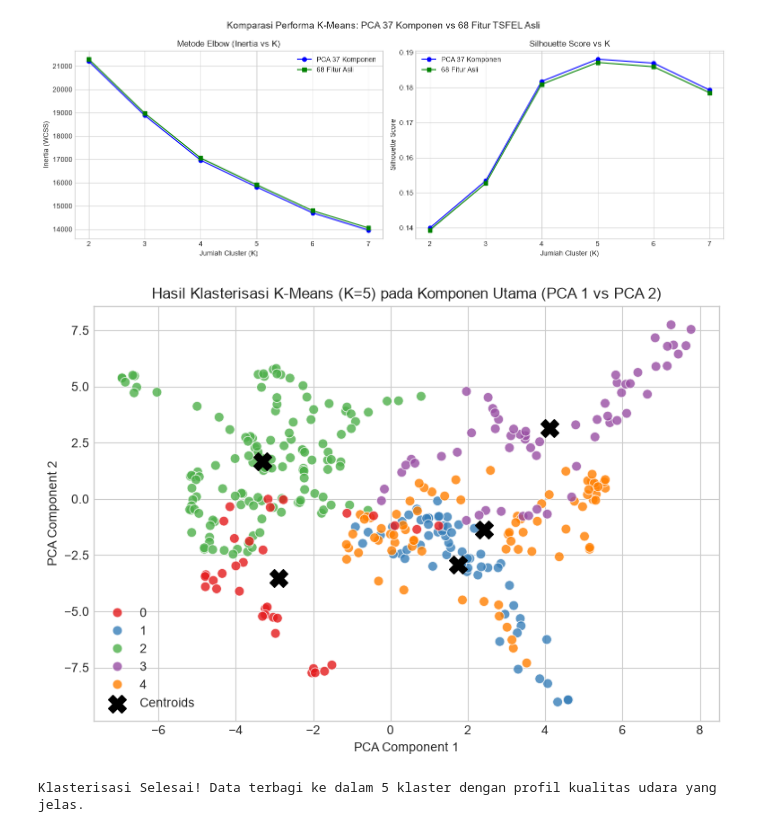
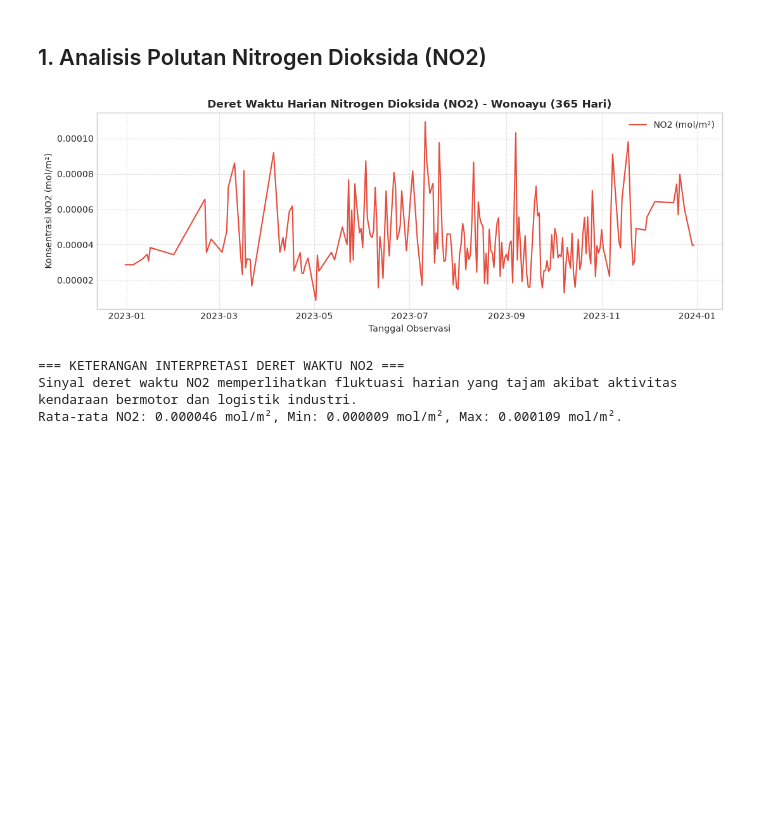
Before and after one commit to safamaster223/PSD, a Jupyter notebook: _sources/05_kmeans_clustering/05_kmeans_clustering.ipynb, the cells around one changed output. Saved outputs shown, nothing was run; the diff lists cells and outputs as text; code cells hidden in the pictures; blank space fills up the shorter version.

```diff
--- a/_sources/05_kmeans_clustering/05_kmeans_clustering.ipynb
+++ b/_sources/05_kmeans_clustering/05_kmeans_clustering.ipynb
@@ -21,8 +19,11 @@ from sklearn.decomposition import PCA
 from sklearn.cluster import KMeans
 from sklearn.metrics import silhouette_score, davies_bouldin_score, calinski_harabasz_score
 
-# Set style visualisasi
+# Styling Matplotlib & Seaborn
 plt.style.use('seaborn-v0_8-whitegrid' if 'seaborn-v0_8-whitegrid' in plt.style.available else 'default')
-sns.set_palette('muted')
-print("Library Machine Learning & Visualisasi Berhasil Diimpor!")
+plt.rcParams['font.sans-serif'] = 'DejaVu Sans'
+plt.rcParams['axes.edgecolor'] = '#cccccc'
+plt.rcParams['axes.linewidth'] = 1.0
+
+print("Environment Machine Learning, PCA, K-Means, & Visualisasi Matplotlib Berhasil Di-setup!")
 # %% [output]
@@ -177,46 +81,24 @@ print(df_raw_eval.to_string(index=False))
-# %%
-# Komparasi Visual: PCA 37 vs 68 Fitur Asli
-df_pca37_eval = df_pca_eval[df_pca_eval['pca_components'] == 37]
-
-fig, (ax1, ax2) = plt.subplots(1, 2, figsize=(14, 5))
-
-# Elbow Method (Inertia)
-ax1.plot(df_pca37_eval['k_clusters'], df_pca37_eval['inertia'], marker='o', label='PCA 37 Komponen', color='b')
-ax1.plot(df_raw_eval['k_clusters'], df_raw_eval['inertia'], marker='s', label='68 Fitur Asli', color='g')
-ax1.set_title('Metode Elbow (Inertia vs K)')
-ax1.set_xlabel('Jumlah Cluster (K)')
-ax1.set_ylabel('Inertia (WCSS)')
-ax1.legend()
-
-# Silhouette Score
-ax2.plot(df_pca37_eval['k_clusters'], df_pca37_eval['silhouette'], marker='o', label='PCA 37 Komponen', color='b')
-ax2.plot(df_raw_eval['k_clusters'], df_raw_eval['silhouette'], marker='s', label='68 Fitur Asli', color='g')
-ax2.set_title('Silhouette Score vs K')
-ax2.set_xlabel('Jumlah Cluster (K)')
-ax2.set_ylabel('Silhouette Score')
-ax2.legend()
-
-plt.suptitle('Komparasi Performa K-Means: PCA 37 Komponen vs 68 Fitur TSFEL Asli', fontsize=14)
-plt.tight_layout()
-plt.show()
-
-# Final Clustering Model dengan K Terbaik (misal K=5)
-optimal_k = 5
-km_final = KMeans(n_clusters=optimal_k, random_state=42, n_init=10).fit(X_pca_37)
-df_filled['cluster'] = km_final.labels_
-
-# Visualisasi Scatter Plot 2D (PCA 1 vs PCA 2)
-plt.figure(figsize=(9, 6))
-sns.scatterplot(x=X_pca_37[:, 0], y=X_pca_37[:, 1], hue=km_final.labels_, palette='Set1', s=60, alpha=0.8)
-plt.scatter(km_final.cluster_centers_[:, 0], km_final.cluster_centers_[:, 1], c='black', marker='X', s=200, label='Centroids')
-plt.title(f'Hasil Klasterisasi K-Means (K={optimal_k}) pada Komponen Utama (PCA 1 vs PCA 2)')
-plt.xlabel('PCA Component 1')
-plt.ylabel('PCA Component 2')
-plt.legend()
-plt.show()
-
-print(f"Klasterisasi Selesai! Data terbagi ke dalam {optimal_k} klaster dengan profil kualitas udara yang jelas.")
-# %% [output]
-[figure, removed]
-[figure, removed]
-Klasterisasi Selesai! Data terbagi ke dalam 5 klaster dengan profil kualitas udara yang jelas.
+# %% [markdown]
+## 1. Analisis Polutan Nitrogen Dioksida (NO2)
+# %%
+# 1.1 Deret Waktu (Time Series) NO2
+plt.figure(figsize=(11, 4))
+plt.plot(df_filled['date'], df_filled['NO2'], color='#e74c3c', linewidth=1.5, label='NO2 (mol/m²)')
+plt.title('Deret Waktu Harian Nitrogen Dioksida (NO2) - Wonoayu (365 Hari)', fontsize=12, fontweight='bold')
+plt.xlabel('Tanggal Observasi')
+plt.ylabel('Konsentrasi NO2 (mol/m²)')
+plt.legend(loc='upper right')
+plt.grid(True, linestyle='--', alpha=0.6)
+plt.tight_layout()
+plt.show()
+
+print("""
+=== KETERANGAN INTERPRETASI DERET WAKTU NO2 ===
+Sinyal deret waktu NO2 memperlihatkan fluktuasi harian yang tajam akibat aktivitas kendaraan bermotor dan logistik industri.
+Rata-rata NO2: 0.000046 mol/m², Min: 0.000009 mol/m², Max: 0.000109 mol/m².
+""")
+# %% [output]
+[figure, added]
+=== KETERANGAN INTERPRETASI DERET WAKTU NO2 ===
+Sinyal deret waktu NO2 memperlihatkan fluktuasi harian yang tajam akibat aktivitas kendaraan bermotor dan logistik industri.
+Rata-rata NO2: 0.000046 mol/m², Min: 0.000009 mol/m², Max: 0.000109 mol/m².
```
Also changed, not shown: parts of 38 cells of this notebook, 7 other files.
